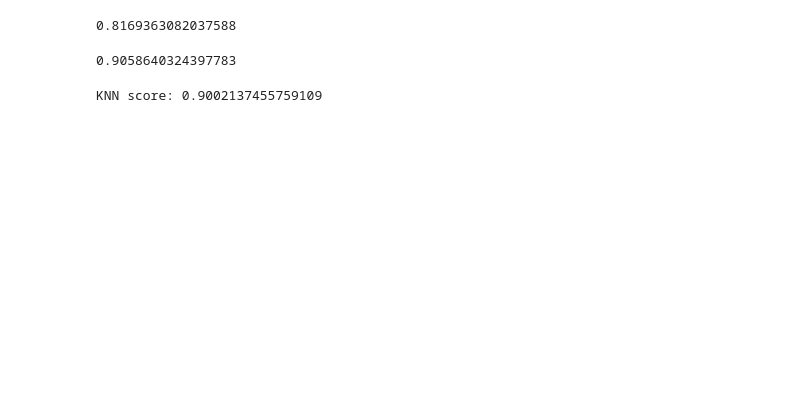
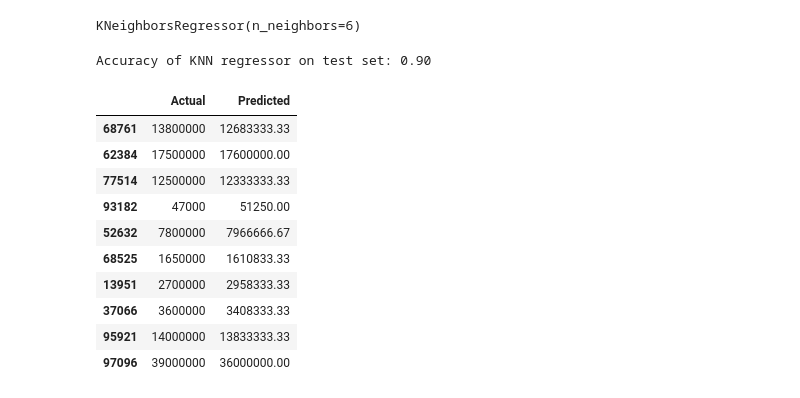
Before and after one commit to BilalZahid0/house-price-prediction, a Jupyter notebook: model.ipynb, the cells around one changed output. Cells and saved outputs as stored; diff of their text form; code cells hidden in the pictures; blank space fills up the shorter version.

```diff
--- a/model.ipynb
+++ b/model.ipynb
@@ -34,41 +25,33 @@ print(score)
-# %%
-
-#apply random forest regression
-from sklearn.ensemble import RandomForestRegressor
-regressor = random_forest_model=RandomForestRegressor(n_estimators=10,
-                                          criterion='squared_error',
-                                          max_depth=5,
-                                          min_samples_leaf=5,)
-regressor.fit(x_train,y_train)
-#predicting the test set results
-y_pred=regressor.predict(x_test)
-
-#calculating the r squared value
-from sklearn.metrics import r2_score
-score=r2_score(y_test,y_pred)
-print(score)
-# %% [output]
-0.8169363082037588
-# %%
-#apply xgb regression
-from xgboost import XGBRegressor
-regressor = XGBRegressor()
-regressor.fit(x_train,y_train)
-#predicting the test set results
-y_pred=regressor.predict(x_test)
-
-#calculating the r squared value
-from sklearn.metrics import r2_score
-score=r2_score(y_test,y_pred)
-print(score)
-# %% [output]
-0.9058640324397783
-# %%
-
-from sklearn.neighbors import KNeighborsRegressor
-knn_model=KNeighborsRegressor(n_neighbors=6)
-knn_model.fit(x_train,y_train)
-knn_score=knn_model.score(x_test,y_test)
-print("KNN score:",knn_score)
-# %% [output]
-KNN score: 0.9002137455759109
+# %%
+
+# Create KNN regressor instance
+knn_regressor = KNeighborsRegressor(n_neighbors=6)
+
+# Fit the KNN regressor on the training data
+knn_regressor.fit(x_train, y_train)
+# %% [output]
+KNeighborsRegressor(n_neighbors=6)
+# %%
+
+# Predicting the test set results
+y_pred_knn = knn_regressor.predict(x_test)
+
+# Print the accuracy of the model
+print('Accuracy of KNN regressor on test set: {:.2f}'.format(knn_regressor.score(x_test, y_test)))
+# %% [output]
+Accuracy of KNN regressor on test set: 0.90
+# %%
+df_pred = pd.DataFrame({'Actual': y_test, 'Predicted': [f'{val:.2f}' for val in y_pred_knn]})
+df_pred.head(10)
+# %% [output]
+|  | Actual | Predicted |
+| 68761 | 13800000 | 12683333.33 |
+| 62384 | 17500000 | 17600000.00 |
+| 77514 | 12500000 | 12333333.33 |
+| 93182 | 47000 | 51250.00 |
+| 52632 | 7800000 | 7966666.67 |
+| 68525 | 1650000 | 1610833.33 |
+| 13951 | 2700000 | 2958333.33 |
+| 37066 | 3600000 | 3408333.33 |
+| 95921 | 14000000 | 13833333.33 |
+| 97096 | 39000000 | 36000000.00 |
```
Also changed, not shown: parts of 14 cells of this notebook, 4 other files.
